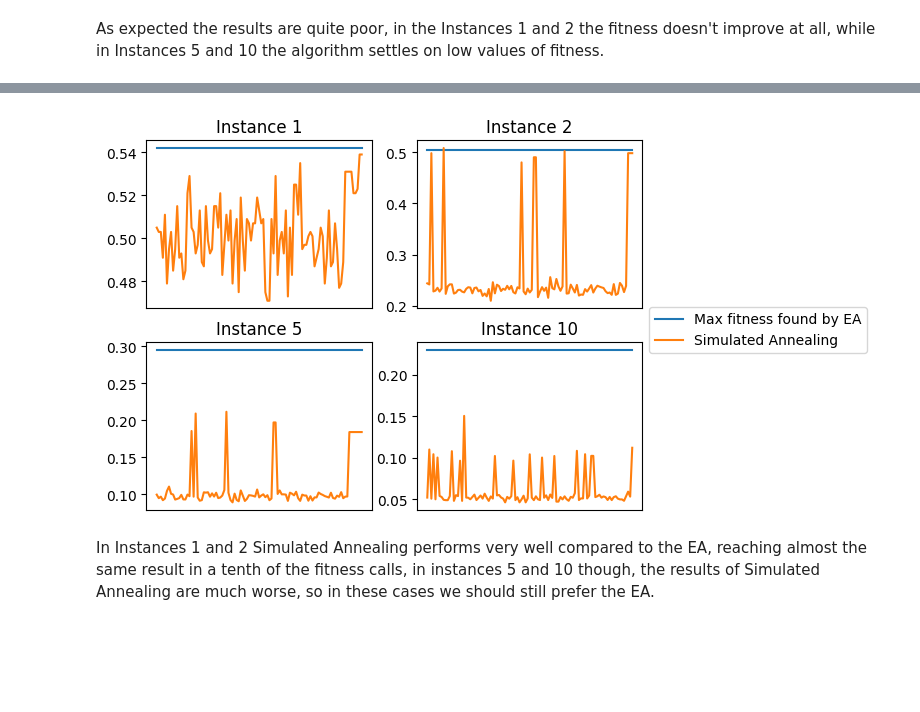
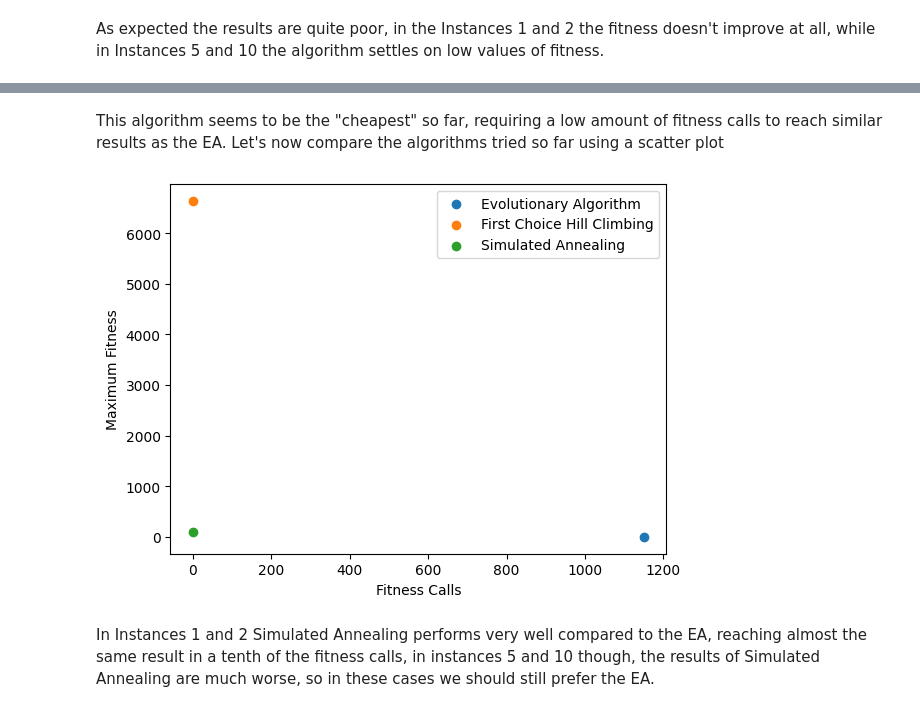
Before and after one commit to GNNatan/compint, a Jupyter notebook: Lab3/lab9.ipynb, the cells around one changed output, grey strips where cells are left out. Cells and saved outputs as stored; diff of their text form; code cells hidden in the pictures; blank space fills up the shorter version.

```diff
--- a/Lab3/lab9.ipynb
+++ b/Lab3/lab9.ipynb
@@ -156,31 +214,32 @@ Simulated Annealing reachs slightly worse results as the EA using a much lower n
-# %%
-length = len(sa1)
-m1 = [max(ea1)] * length
-m2 = [max(ea2)] * length
-m5 = [max(ea5)] * length
-m10 = [max(ea10)] * length
-fig, axs = plt.subplots(2, 2)
-axs[0, 0].plot(range(length), m1, label='Max fitness found by EA')
-axs[0, 0].plot(range(length), sa1, label='Simulated Annealing')
-axs[0, 0].set_title('Instance 1')
-axs[0, 0].get_xaxis().set_visible(False)
-axs[0, 1].plot(range(length), m2, label='Max fitness found by EA')
-axs[0, 1].plot(range(length), sa2, label='Simulated Annealing')
-axs[0, 1].set_title('Instance 2')
-axs[0, 1].get_xaxis().set_visible(False)
-axs[1, 0].plot(range(length), m5, label='Max fitness found by EA')
-axs[1, 0].plot(range(length), sa5, label='Simulated Annealing')
-axs[1, 0].set_title('Instance 5')
-axs[1, 0].get_xaxis().set_visible(False)
-axs[1, 1].plot(range(length), m10, label='Max fitness found by EA')
-axs[1, 1].plot(range(length), sa10, label='Simulated Annealing')
-axs[1, 1].legend(loc='upper left', bbox_to_anchor=(1, 1.25))
-axs[1, 1].set_title('Instance 10')
-axs[1, 1].get_xaxis().set_visible(False)
-
-plt.show()
-# %% [output]
-[figure, removed]
+# %% [markdown]
+This algorithm seems to be the "cheapest" so far, requiring a low amount of fitness calls to reach similar results as the EA.
+Let's now compare the algorithms tried so far using a scatter plot
+# %%
+fig, ax = plt.subplots()
+eas = [max(ea1), max(ea2), max(ea5), max(ea10)]
+eacs = [ea1c, ea2c, ea5c, ea10c]
+hcs = [max(hc1), max(hc2), max(hc5), max(hc10)]
+hccs = [hc1c, hc2c, hc5c, hc10c]
+sas = [max(sa1), max(sa2), max(sa5), max(sa10)]
+sacs = [sa1c, sa2c, sa5c, sa10c]
+
+eag = ax.scatter(eacs[0], eas[0], label='Evolutionary Algorithm')
+hcg = ax.scatter(hcs[0], hccs[0], label='First Choice Hill Climbing')
+sag = ax.scatter(sas[0], sacs[0], label='Simulated Annealing')
+ax.set(xlabel='Fitness Calls', ylabel='Maximum Fitness')
+ax.legend()
+
+def update(frame):
+    eag = ax.scatter(eacs[frame], eas[frame], label='Evolutionary Algorithm')
+    hcg = ax.scatter(hcs[frame], hccs[frame], label='First Choice Hill Climbing')
+    sag = ax.scatter(sas[frame], sacs[frame], label='Simulated Annealing')
+    ax.legend()
+    return (eag, hcg, sag)
+
+ani = animation.FuncAnimation(fig=fig, func=update, frames=4, interval=1000)
+plt.show()
+# %% [output]
+[figure, added]
 # %% [markdown]
 In Instances 1 and 2 Simulated Annealing performs very well compared to the EA, reaching almost the same result in a tenth of the fitness calls, in instances 5 and 10 though, the results of Simulated Annealing are much worse, so in these cases we should still prefer the EA.
 # %% [markdown]
```
Also changed, not shown: parts of 9 cells of this notebook, 1 other file.
